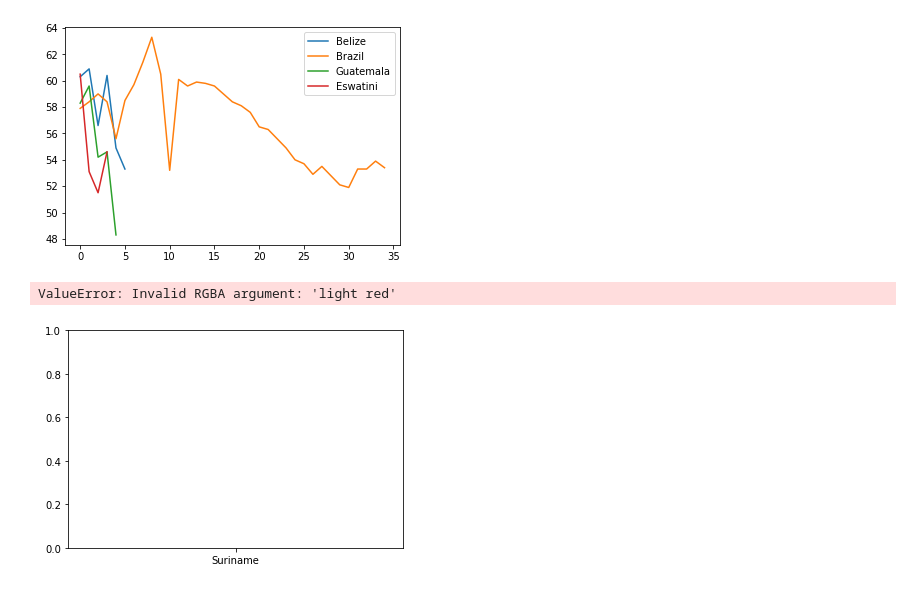
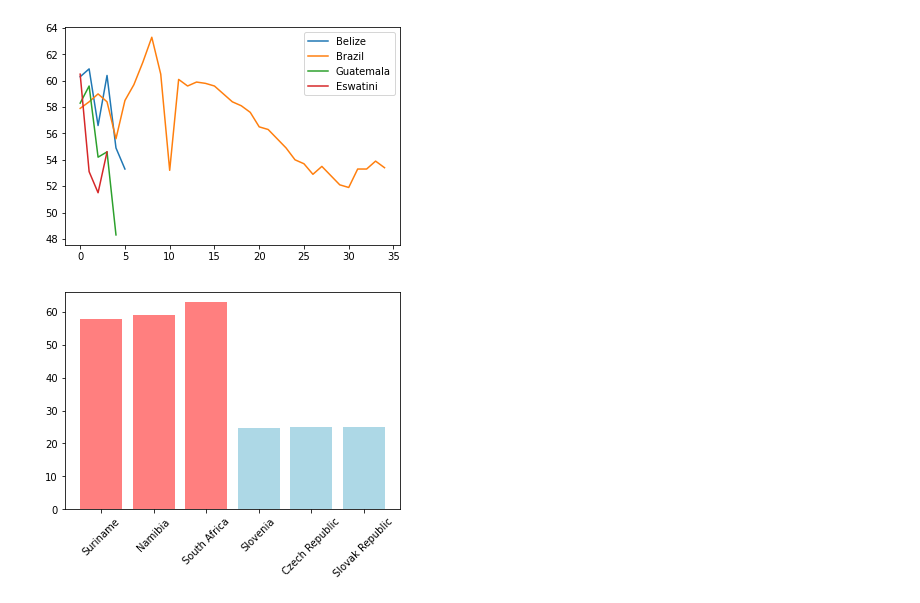
Before and after one commit to derikvanschaik/scraping-data-analysis-practice, a Jupyter notebook: gini.ipynb, the cells around one changed output. Cells and saved outputs as stored; diff of their text form; code cells hidden in the pictures.

```diff
--- a/gini.ipynb
+++ b/gini.ipynb
@@ -121,11 +121,10 @@ lowest_3 = sorted_gini_latest[:3]
 # %%
 fig = plt.figure()
 ax = plt.axes()
 countries = [country_info[0] for country_info in highest_3 + lowest_3]
 ginis = [country_info[1][1] for country_info in highest_3 + lowest_3]
-ax.bar(countries, ginis, color = ['light red' for i in range(3)] + ['light blue' for i in range(3)])
+ax.bar(countries, ginis, color = ['#FF7F7F' for i in range(3)] + ['#ADD8E6' for i in range(3)])
 plt.xticks(rotation = 45)
 plt.show()
 # %% [output]
-ValueError: Invalid RGBA argument: 'light red'
-[figure, old version]
+[figure, new version]
```
